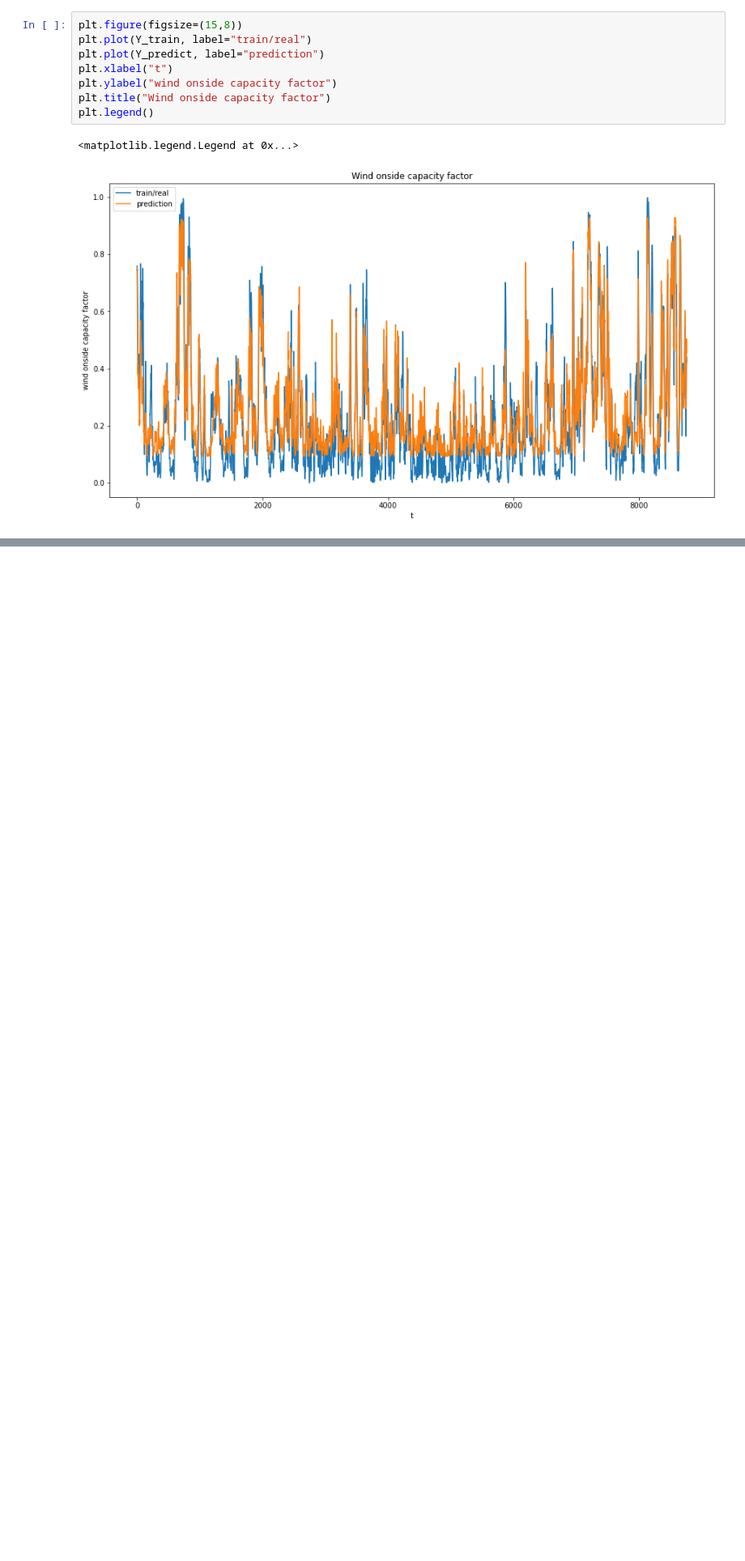
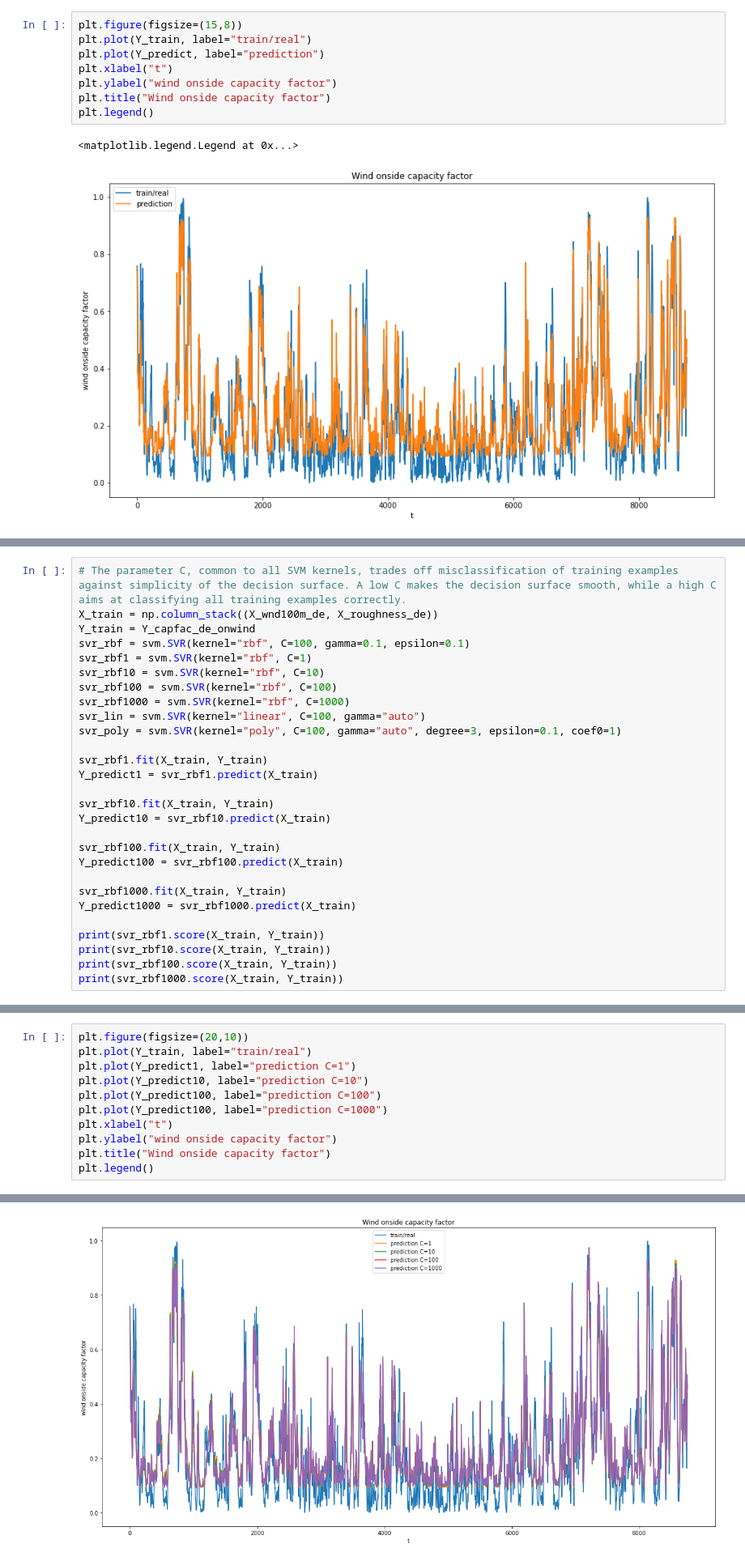
Before and after one commit to fitzthomas/ma_probabilistic_forecasts, a Jupyter notebook: era5_to_capfacts_de.ipynb, the cells around one changed output, grey strips where cells are left out. Shown at 81% size. Drawn from its saved outputs; the diff is of its cells as text; blank space fills up the shorter version.

```diff
--- a/era5_to_capfacts_de.ipynb
+++ b/era5_to_capfacts_de.ipynb
@@ -370 +371,29 @@ No artists with labels found to put in legend.  Note that artists whose label st
 [figure]
+# %%
+# The parameter C, common to all SVM kernels, trades off misclassification of training examples against simplicity of the decision surface. A low C makes the decision surface smooth, while a high C aims at classifying all training examples correctly.
+X_train = np.column_stack((X_wnd100m_de, X_roughness_de))
+Y_train = Y_capfac_de_onwind
+svr_rbf = svm.SVR(kernel="rbf", C=100, gamma=0.1, epsilon=0.1)
+svr_rbf1 = svm.SVR(kernel="rbf", C=1)
+svr_rbf10 = svm.SVR(kernel="rbf", C=10)
+svr_rbf100 = svm.SVR(kernel="rbf", C=100)
+svr_rbf1000 = svm.SVR(kernel="rbf", C=1000)
+svr_lin = svm.SVR(kernel="linear", C=100, gamma="auto")
+svr_poly = svm.SVR(kernel="poly", C=100, gamma="auto", degree=3, epsilon=0.1, coef0=1)
+
+svr_rbf1.fit(X_train, Y_train)
+Y_predict1 = svr_rbf1.predict(X_train)
+
+svr_rbf10.fit(X_train, Y_train)
+Y_predict10 = svr_rbf10.predict(X_train)
+
+svr_rbf100.fit(X_train, Y_train)
+Y_predict100 = svr_rbf100.predict(X_train)
+
+svr_rbf1000.fit(X_train, Y_train)
+Y_predict1000 = svr_rbf1000.predict(X_train)
+
+print(svr_rbf1.score(X_train, Y_train))
+print(svr_rbf10.score(X_train, Y_train))
+print(svr_rbf100.score(X_train, Y_train))
+print(svr_rbf1000.score(X_train, Y_train))
@@ -370,0 +410,12 @@ No artists with labels found to put in legend.  Note that artists whose label st
+# %%
+plt.figure(figsize=(20,10))
+plt.plot(Y_train, label="train/real")
+plt.plot(Y_predict1, label="prediction C=1")
+plt.plot(Y_predict10, label="prediction C=10")
+plt.plot(Y_predict100, label="prediction C=100")
+plt.plot(Y_predict100, label="prediction C=1000")
+plt.xlabel("t")
+plt.ylabel("wind onside capacity factor")
+plt.title("Wind onside capacity factor")
+plt.legend()
+# %% [output]
@@ -370,0 +423 @@ No artists with labels found to put in legend.  Note that artists whose label st
+[figure, added]
```
Also changed, not shown: parts of 17 cells of this notebook, 2 other files.
